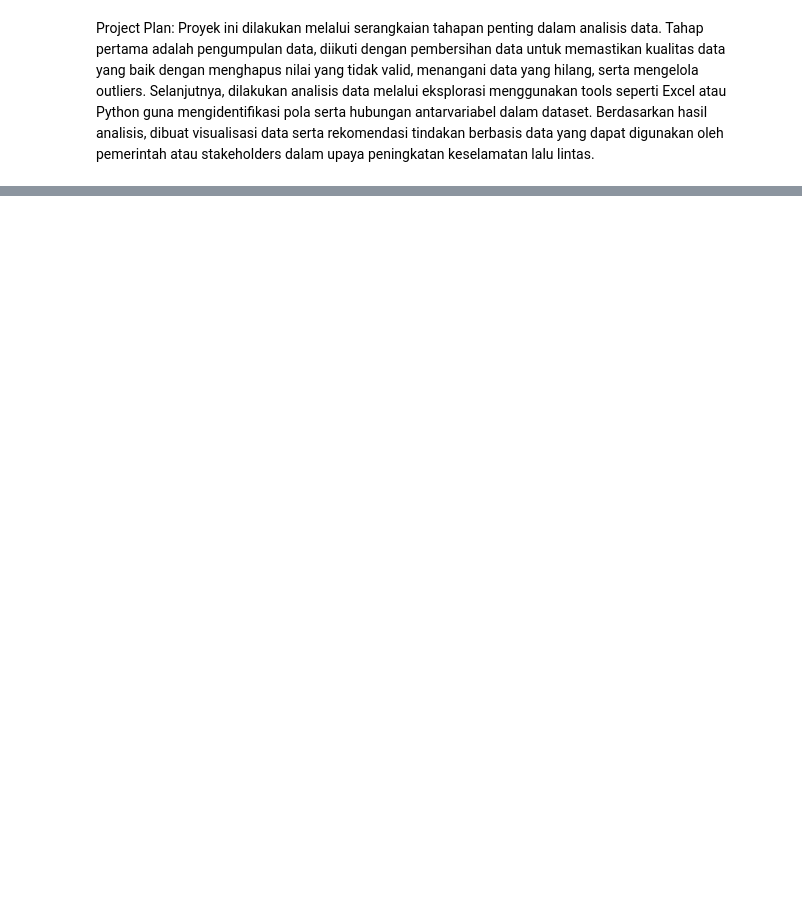
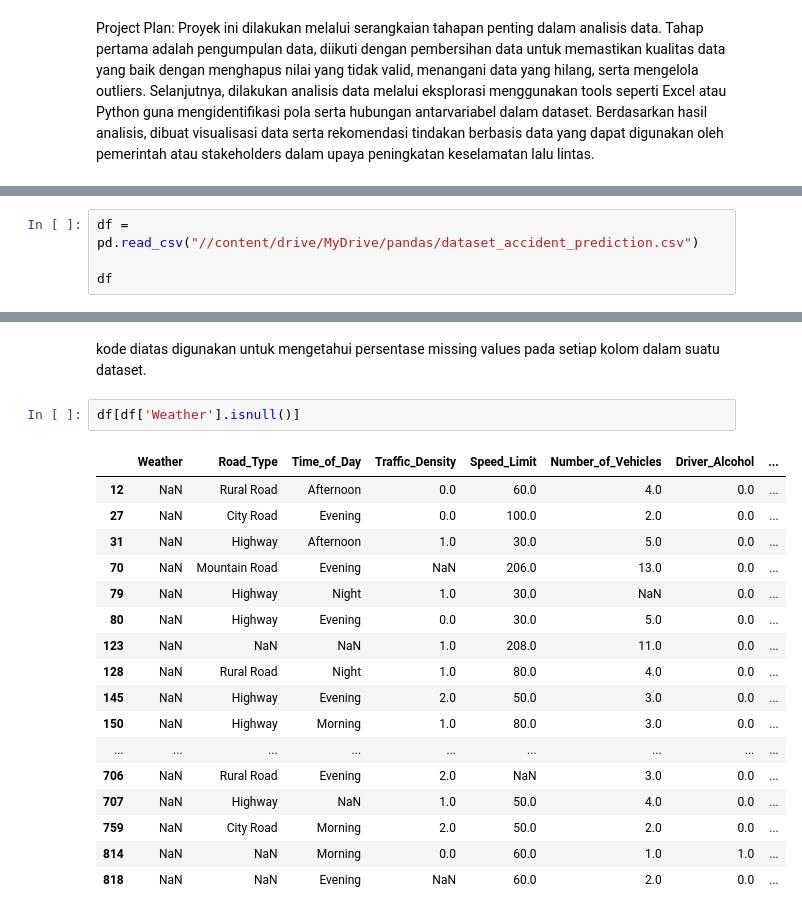
Before and after one commit to naylacamelia/Mini-Project-1-AVD, a Jupyter notebook: Nayla_camelia_indraswari_Checkpoin_1_AVD.ipynb, the cells around one changed output, grey strips where cells are left out. Cells and saved outputs as stored; diff of their text form; blank space fills up the shorter version.

```diff
--- a/Nayla_camelia_indraswari_Checkpoin_1_AVD.ipynb
+++ b/Nayla_camelia_indraswari_Checkpoin_1_AVD.ipynb
@@ -21,0 +34,4 @@ Project Plan: Proyek ini dilakukan melalui serangkaian tahapan penting dalam ana
+# %%
+df = pd.read_csv("//content/drive/MyDrive/pandas/dataset_accident_prediction.csv")
+
+df
@@ -21,0 +389,22 @@ Project Plan: Proyek ini dilakukan melalui serangkaian tahapan penting dalam ana
+# %% [markdown]
+kode diatas digunakan untuk mengetahui persentase missing values pada setiap kolom dalam suatu dataset.
+# %%
+df[df['Weather'].isnull()]
+# %% [output]
+|  | Weather | Road_Type | Time_of_Day | Traffic_Density | Speed_Limit | Number_of_Vehicles | Driver_Alcohol | ... |
+| 12 | NaN | Rural Road | Afternoon | 0.0 | 60.0 | 4.0 | 0.0 | ... |
+| 27 | NaN | City Road | Evening | 0.0 | 100.0 | 2.0 | 0.0 | ... |
+| 31 | NaN | Highway | Afternoon | 1.0 | 30.0 | 5.0 | 0.0 | ... |
+| 70 | NaN | Mountain Road | Evening | NaN | 206.0 | 13.0 | 0.0 | ... |
+| 79 | NaN | Highway | Night | 1.0 | 30.0 | NaN | 0.0 | ... |
+| 80 | NaN | Highway | Evening | 0.0 | 30.0 | 5.0 | 0.0 | ... |
+| 123 | NaN | NaN | NaN | 1.0 | 208.0 | 11.0 | 0.0 | ... |
+| 128 | NaN | Rural Road | Night | 1.0 | 80.0 | 4.0 | 0.0 | ... |
+| 145 | NaN | Highway | Evening | 2.0 | 50.0 | 3.0 | 0.0 | ... |
+| 150 | NaN | Highway | Morning | 1.0 | 80.0 | 3.0 | 0.0 | ... |
+| ... | ... | ... | ... | ... | ... | ... | ... | ... |
+| 706 | NaN | Rural Road | Evening | 2.0 | NaN | 3.0 | 0.0 | ... |
+| 707 | NaN | Highway | NaN | 1.0 | 50.0 | 4.0 | 0.0 | ... |
+| 759 | NaN | City Road | Morning | 2.0 | 50.0 | 2.0 | 0.0 | ... |
+| 814 | NaN | NaN | Morning | 0.0 | 60.0 | 1.0 | 1.0 | ... |
+| 818 | NaN | NaN | Evening | NaN | 60.0 | 2.0 | 0.0 | ... |
```
Also changed, not shown: parts of 117 cells of this notebook.
